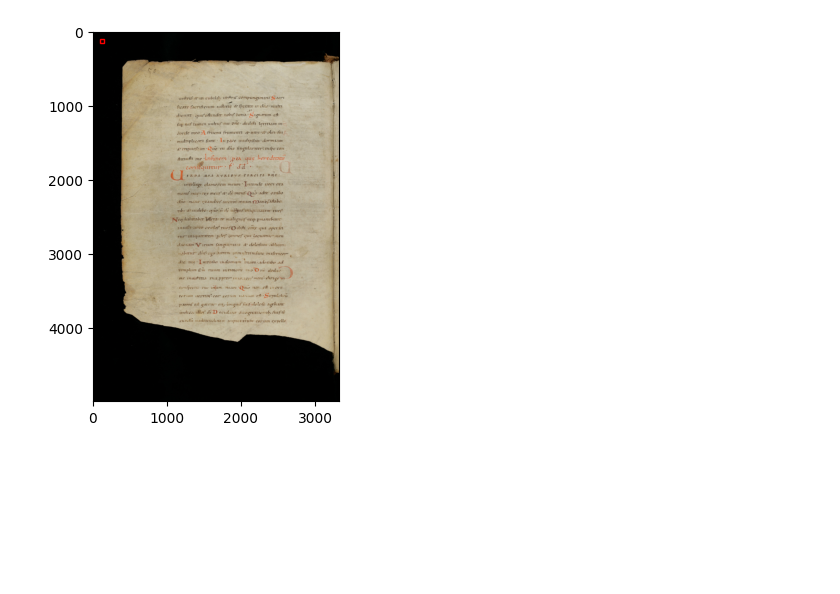
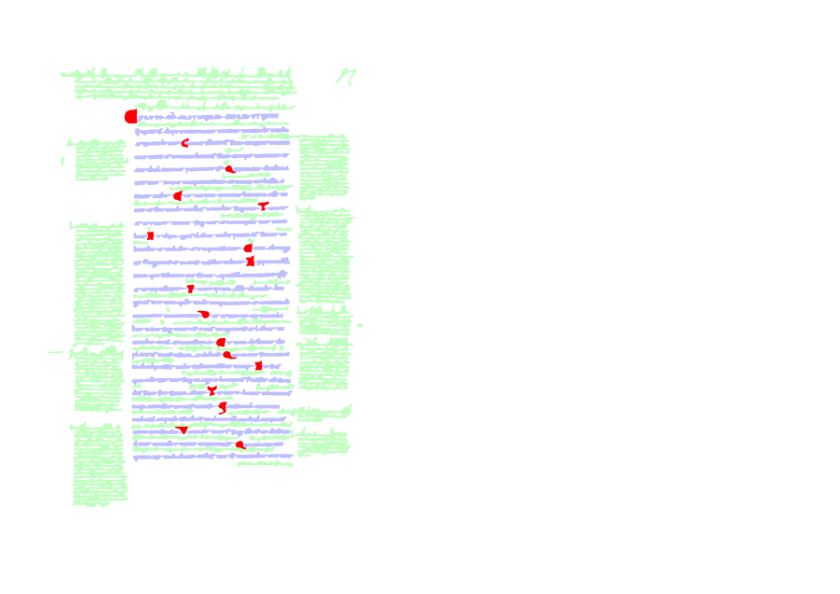
Before and after one commit to JakobAdamsson/MasterThesis-JakobVincent-, a Jupyter notebook: test.ipynb, the cells around one changed output. Saved outputs shown, nothing was run; the diff lists cells and outputs as text; code cells hidden in the pictures; blank space fills up the shorter version.

```diff
--- a/test.ipynb
+++ b/test.ipynb
@@ -47,18 +19,42 @@ for page in root.findall('.//Page'):
-# %%
-import matplotlib.patches as patches
-
-# Create a figure and a subplot
-fig, ax = plt.subplots(1)
-ax.imshow(image)
-
-# Example coordinates and dimensions of a bounding box
-x, y, w, h = 100, 100, 50, 50  # Replace with actual values
-
-# Create a rectangle patch
-rect = patches.Rectangle((x, y), w, h, linewidth=1, edgecolor='r', facecolor='none')
-
-# Add the patch to the Axes
-ax.add_patch(rect)
-plt.show()
-# %% [output]
-[figure, removed]
+# %%
+
+
+# Read the XML file
+with open('all/PAGE-gt-CS18/PAGE-gt/training/e-codices_csg-0018_097_max.xml', 'r') as file:
+    xml_data = file.read()
+
+# Parse the XML using BeautifulSoup with 'lxml-xml' parser
+soup = BeautifulSoup(xml_data, 'lxml-xml')
+
+# Find all TextLine elements with an id containing 'comment'
+textlines_with_comment = soup.find_all('GraphicRegion', {'id': lambda x: x and 'region' in x})
+
+# Extract Coords points for each matching TextLine
+coordinates_by_group = {"comment":[],"body":[],"decoration":[]}
+search = {"comment":["TextLine","comment"],"body":["TextLine","textline"],"decoration":["GraphicRegion","region"]}
+for group in coordinates_by_group.keys():
+    textlines_with_comment = soup.find_all(search[group][0], {'id': lambda x: x and search[group][1] in x})
+    for textline in textlines_with_comment:
+        coords_points = textline.find('Coords')['points']
+        coordinate_pairs = coords_points.split()
+        coordinates_list = [tuple(map(int, pair.split(','))) for pair in coordinate_pairs]
+        coordinates_by_group[group].append(coordinates_list)
+
+
+image_path = 'all/img-CS18/img/training/e-codices_csg-0018_097_max.jpg'
+img = Image.open(image_path)
+
+colors = {"comment":(0, 255, 0, 64),"body":(0, 0, 255, 64),"decoration":(255,0, 0, 255)}
+filled_polygon_img = Image.new('RGBA', img.size, (0, 0, 0, 0))
+draw_filled_polygon = ImageDraw.Draw(filled_polygon_img)
+
+for group in coordinates_by_group.keys():
+    for coords in coordinates_by_group[group]:
+        polygon_coordinates = coords
+
+        draw_filled_polygon.polygon(polygon_coordinates,outline=None,fill=colors[group])
+
+result_img = Image.alpha_composite(img.convert('RGBA'), filled_polygon_img)
+display(filled_polygon_img)
+# %% [output]
+[figure, added]
```
Also changed, not shown: parts of 4 cells of this notebook.
